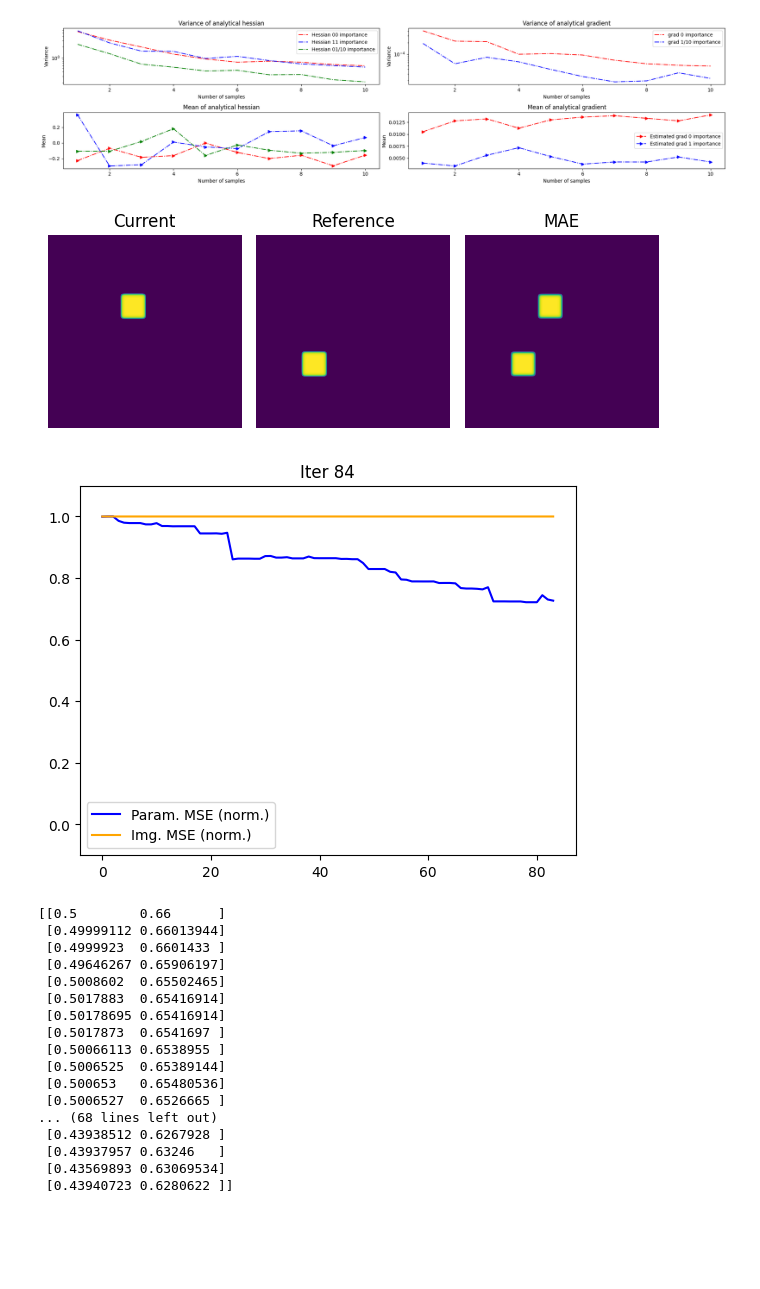
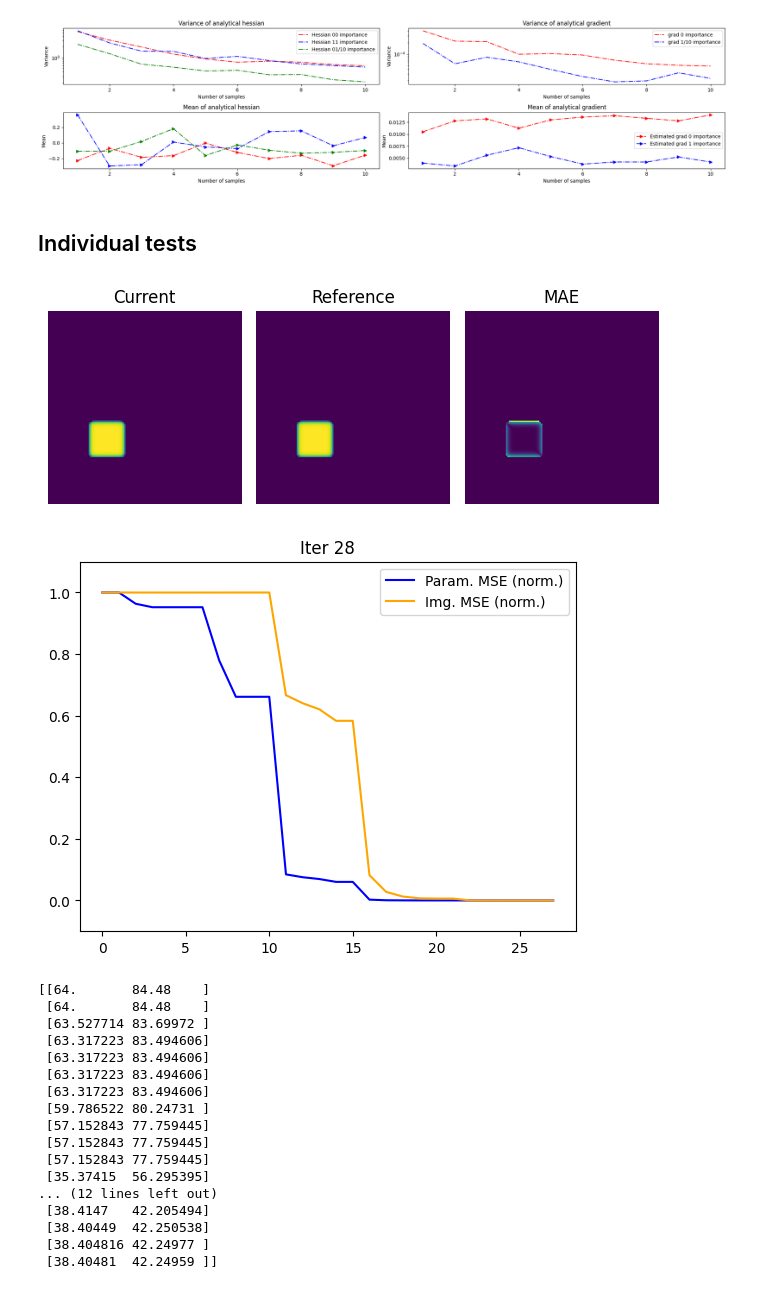
Before and after one commit to wangzican/prdpt2024, a Jupyter notebook: code/higher_order_test.ipynb, the cells around one changed output. Saved outputs shown, nothing was run; the diff lists cells and outputs as text; code cells hidden in the pictures; blank space fills up the shorter version.

```diff
--- a/code/higher_order_test.ipynb
+++ b/code/higher_order_test.ipynb
@@ -337,7 +463,7 @@ def potential(x, a=1.0, b=1.0, c=1.0):
     '''
     return 0.5*(a*x[:, 0]**2 + b*x[:, 1]**2 + c*x[:, 0]*x[:, 1])
 
-a, b, c = 8.0, 4.0, 3.0
+a, b, c = 10, 10, 15
 
 def logging_potential(theta, y_hist, x_hist, i, interval=5):
     y = potential(theta, a, b, c)
@@ -486,13 +695,26 @@ def get_rendering(theta, update_fn=None, ctx_args=None):
   return draw_rect(theta[0], theta[1])
 
 
-def draw_rect(px, py):
-  s, w, h, exp = 512, 0.07, 0.07, 10
+def draw_rect_old(px, py):
+  s, w, h, exp = 128, 0.2, 0.2, 10
+  px = max(0+h, min(1-h, px))
+  py = max(0+w, min(1-w, py))
   ss = torch.linspace(0, 1, s, device=device)
   x, y = torch.meshgrid(ss, ss)
   image = 1 - 2*(abs(((py - x)/w))**exp + abs((y - px)/h)**exp)
   return torch.flipud(image.clamp(0, 1)).unsqueeze(-1)
 
+def draw_rect(px, py):
+  s, exp = 128, 10
+  w, h = 0.1*s, 0.1*s
+  px = max(0+h, min(s-h, px))
+  py = max(0+w, min(s-w, py))
+  ss = torch.arange(s, device=device)
+  x, y = torch.meshgrid(ss, ss)
+  image = 1 - 2*(abs(((py - x)/w))**exp + abs((y - px)/h)**exp)
+  return torch.flipud(image.clamp(0, 1)).unsqueeze(-1)
+
+plt.imshow(draw_rect(100, 100).cpu().numpy().squeeze(), cmap='gray')
 
 def render_smooth(perturbed_theta, gt_img):
   '''
@@ -530,8 +752,8 @@ sigma = 0.1
 torch.manual_seed(0)
 
 # set up initial and gt translation:
-theta = torch.tensor([0.5, 0.6], requires_grad=True, device=device)
-gt_theta = torch.tensor([0.3, 0.33], device=device)
+theta = torch.tensor([0.5, 0.6], requires_grad=True, device=device)*128
+gt_theta = torch.tensor([0.3, 0.33], device=device)*128
 
 init_img = get_rendering(theta)
 ref_img = get_rendering(gt_theta)
@@ -634,56 +860,61 @@ plt.legend()
 # %% [output]
 <matplotlib.legend.Legend at 0x...>
 [figure]
+# %% [markdown]
+## Individual tests
 # %%
-# plt.rcParams['figure.figsize'] = (12, 6)
+# CG
 n_samples = 10
-sigma = 0.1
+sigma = 20
 ctx_args = {'nsamples':n_samples}
 hparams = {'sigma_annealing': True,
            'sigma': sigma,
            'epochs': 500,
            'anneal_const_first': 200,
            'anneal_const_last': 0,
-           'anneal_sigma_min': 0.01,
+           'anneal_sigma_min': 0.1,
            'tol': 1e-3, # tolerance for CG
            'TR':True,
-           'TR_rate':0.1,
+           'HVP':False,
+           'TR_bound': 50,
+           'TR_rate':0.5,
            'NR_max_iter': 500, # max iter for NR line search in CG
            'NR_tol': 1e-3, # tolerance for NR line search in CG
            'recompute': 20, # recompute the exact residual every n iterations
+           'conv_thres': 2, # convergence threshold
            'plot_interval':100 # number of iterations to plot
            }
 
 
 # --------------- run optimization CG
 max_iter = hparams['epochs']
-theta = torch.tensor([0.5, 0.66], requires_grad=True, device=device)
+theta = torch.tensor([0.5, 0.66], requires_grad=True, device=device)*128
 show_with_error(init_img, ref_img, iter=0)
 f_args = {'gt_img': ref_img}
 kernel_args = {'sigma': sigma}
 sampler = 'importance_hessgauss'
 sampler_args = {'sigma': sigma, 'is_antithetic': True, 'dir':(0,0)}
 x, _, x_list = NCG_smooth(render_smooth, theta, max_iter, log_func=logging_box, f_args=f_args, kernel_args=kernel_args,
            sampler_args=sampler_args, opt_args=hparams, ctx_args=ctx_args, device=device)
 print(x_list)
 # %% [output]
-[figure, old version]
+[figure, new version]
-[figure, old version]
+[figure, new version]
-[[0.5        0.66      ]
- [0.49999112 0.66013944]
- [0.4999923  0.6601433 ]
- [0.49646267 0.65906197]
- [0.5008602  0.65502465]
- [0.5017883  0.65416914]
- [0.50178695 0.65416914]
- [0.5017873  0.6541697 ]
- [0.50066113 0.6538955 ]
- [0.5006525  0.65389144]
- [0.500653   0.65480536]
- [0.5006527  0.6526665 ]
-... (68 lines left out)
- [0.43938512 0.6267928 ]
- [0.43937957 0.63246   ]
- [0.43569893 0.63069534]
- [0.43940723 0.6280622 ]]
+[[64.       84.48    ]
+ [64.       84.48    ]
+ [63.527714 83.69972 ]
+ [63.317223 83.494606]
+ [63.317223 83.494606]
+ [63.317223 83.494606]
+ [63.317223 83.494606]
+ [59.786522 80.24731 ]
+ [57.152843 77.759445]
+ [57.152843 77.759445]
+ [57.152843 77.759445]
+ [35.37415  56.295395]
+... (12 lines left out)
+ [38.4147   42.205494]
+ [38.40449  42.250538]
+ [38.404816 42.24977 ]
+ [38.40481  42.24959 ]]
 # %%
```
Also changed, not shown: parts of 55 cells of this notebook, 13 other files.
